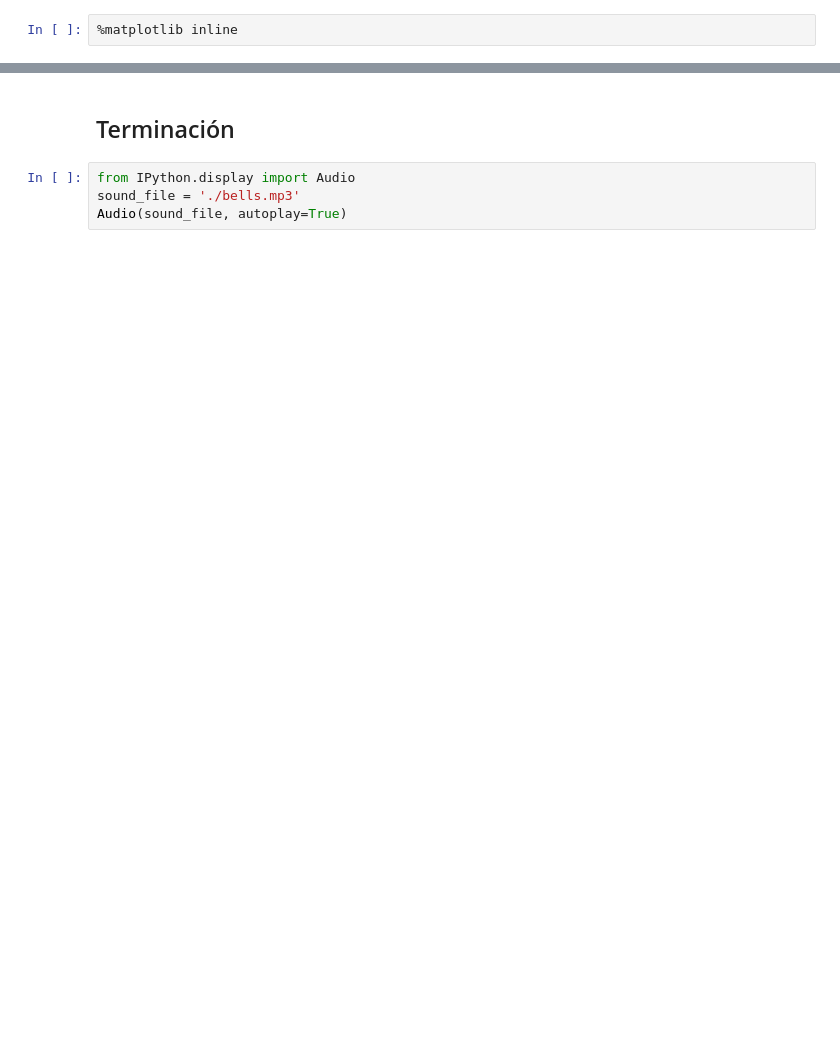
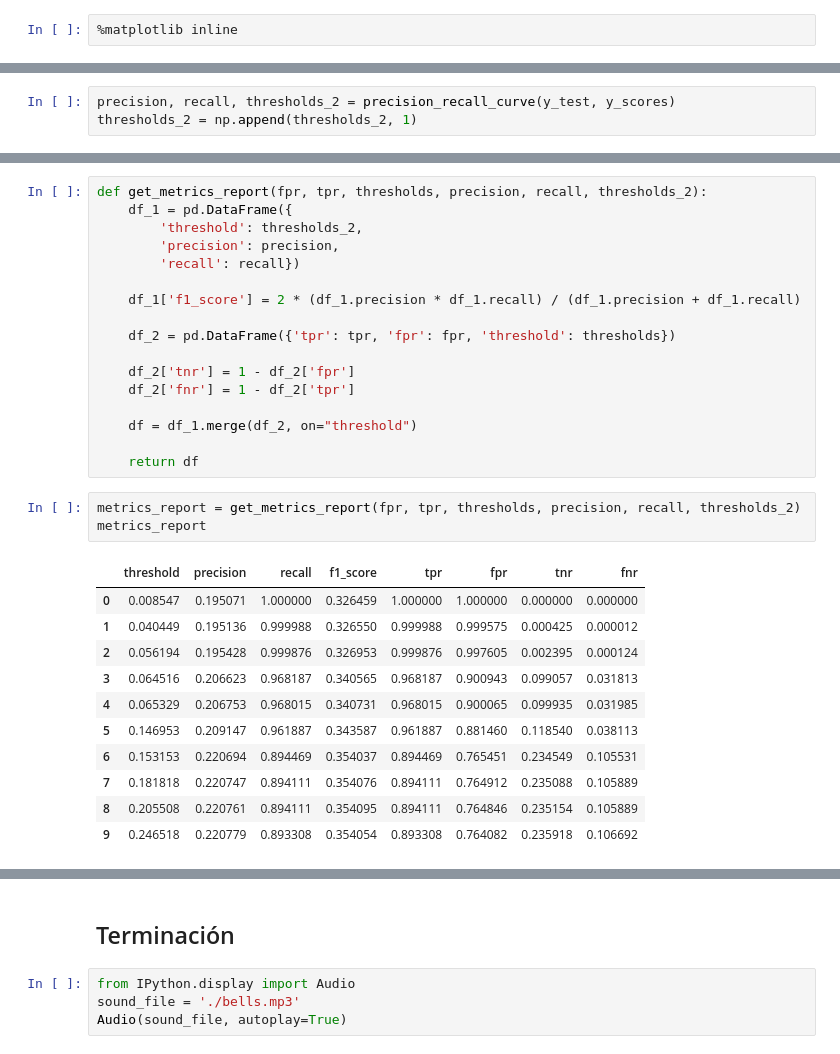
Before and after one commit to rafaelortegar/Proyecto1_IDS_2020, a Jupyter notebook: notebooks/legacy/borrador_jalr_p2.ipynb, the cells around one changed output, grey strips where cells are left out. Drawn from its saved outputs; the diff is of its cells as text; blank space fills up the shorter version.

```diff
--- a/notebooks/legacy/borrador_jalr_p2.ipynb
+++ b/notebooks/legacy/borrador_jalr_p2.ipynb
@@ -423,0 +440,3 @@ plt.show()
+# %%
+precision, recall, thresholds_2 = precision_recall_curve(y_test, y_scores)
+thresholds_2 = np.append(thresholds_2, 1)
@@ -423,0 +447,32 @@ plt.show()
+# %%
+def get_metrics_report(fpr, tpr, thresholds, precision, recall, thresholds_2):
+    df_1 = pd.DataFrame({
+        'threshold': thresholds_2,
+        'precision': precision,
+        'recall': recall})
+
+    df_1['f1_score'] = 2 * (df_1.precision * df_1.recall) / (df_1.precision + df_1.recall)
+
+    df_2 = pd.DataFrame({'tpr': tpr, 'fpr': fpr, 'threshold': thresholds})
+
+    df_2['tnr'] = 1 - df_2['fpr']
+    df_2['fnr'] = 1 - df_2['tpr']
+
+    df = df_1.merge(df_2, on="threshold")
+
+    return df
+# %%
+metrics_report = get_metrics_report(fpr, tpr, thresholds, precision, recall, thresholds_2)
+metrics_report
+# %% [output]
+|  | threshold | precision | recall | f1_score | tpr | fpr | tnr | fnr |
+| 0 | 0.008547 | 0.195071 | 1.000000 | 0.326459 | 1.000000 | 1.000000 | 0.000000 | 0.000000 |
+| 1 | 0.040449 | 0.195136 | 0.999988 | 0.326550 | 0.999988 | 0.999575 | 0.000425 | 0.000012 |
+| 2 | 0.056194 | 0.195428 | 0.999876 | 0.326953 | 0.999876 | 0.997605 | 0.002395 | 0.000124 |
+| 3 | 0.064516 | 0.206623 | 0.968187 | 0.340565 | 0.968187 | 0.900943 | 0.099057 | 0.031813 |
+| 4 | 0.065329 | 0.206753 | 0.968015 | 0.340731 | 0.968015 | 0.900065 | 0.099935 | 0.031985 |
+| 5 | 0.146953 | 0.209147 | 0.961887 | 0.343587 | 0.961887 | 0.881460 | 0.118540 | 0.038113 |
+| 6 | 0.153153 | 0.220694 | 0.894469 | 0.354037 | 0.894469 | 0.765451 | 0.234549 | 0.105531 |
+| 7 | 0.181818 | 0.220747 | 0.894111 | 0.354076 | 0.894111 | 0.764912 | 0.235088 | 0.105889 |
+| 8 | 0.205508 | 0.220761 | 0.894111 | 0.354095 | 0.894111 | 0.764846 | 0.235154 | 0.105889 |
+| 9 | 0.246518 | 0.220779 | 0.893308 | 0.354054 | 0.893308 | 0.764082 | 0.235918 | 0.106692 |
```
Also changed, not shown: parts of 19 cells of this notebook.
